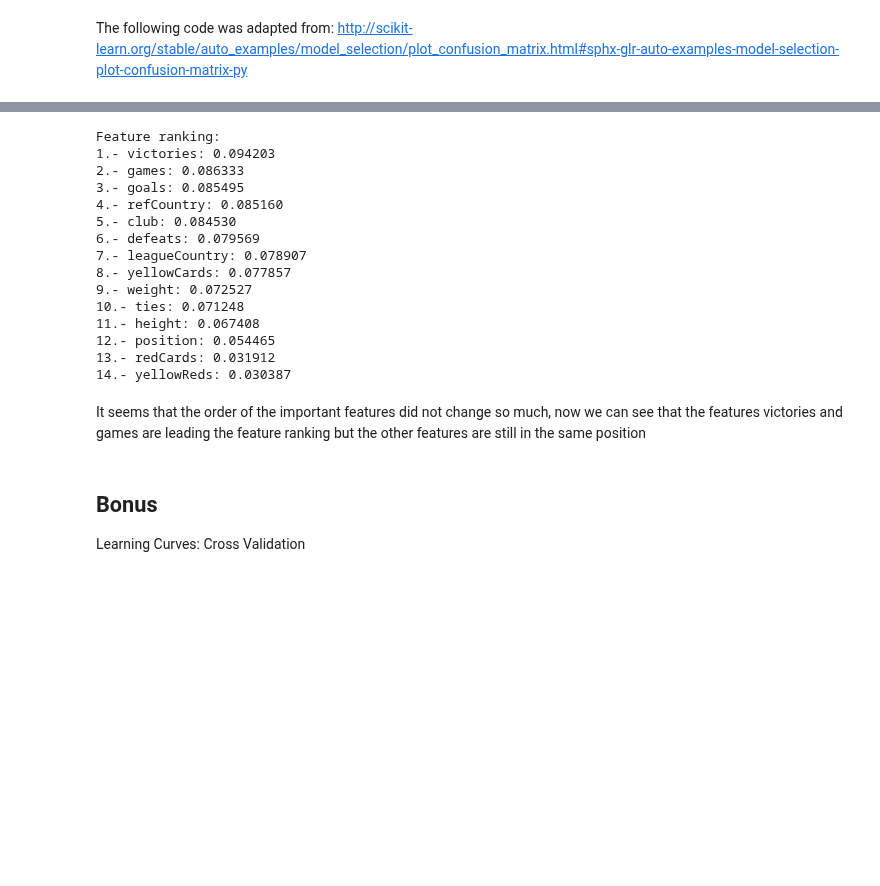
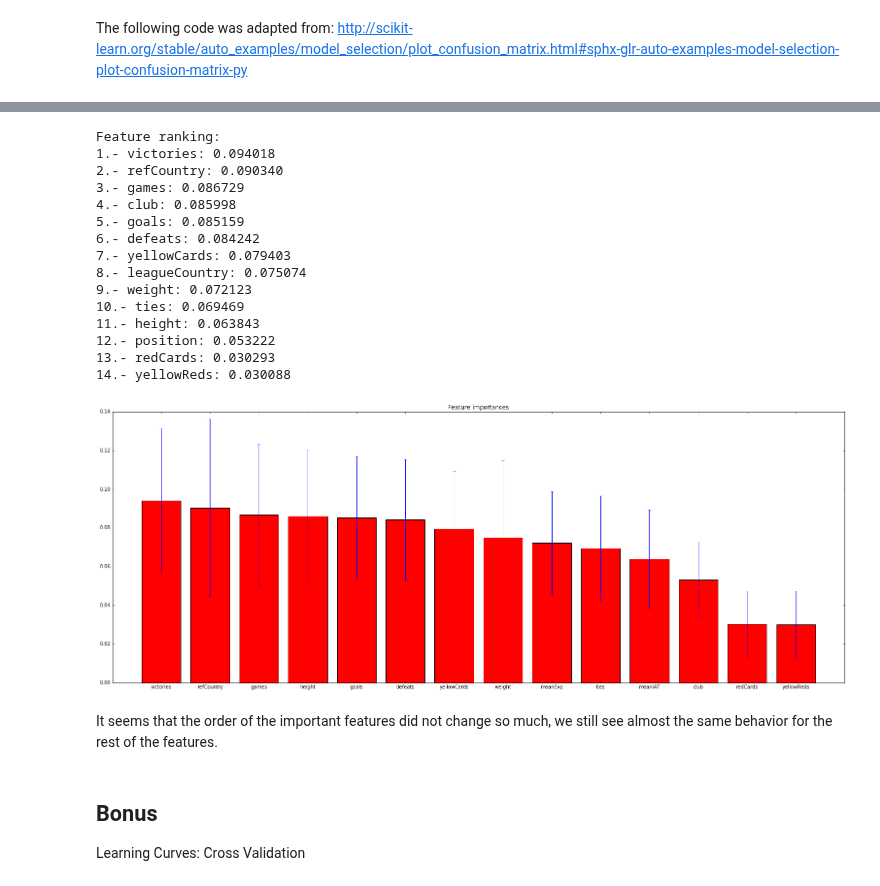
Before and after one commit to kirtanp/ADA-EPFL-2016, a Jupyter notebook: Lab4/soccer_race.ipynb, the cells around one changed output, grey strips where cells are left out. Cells and saved outputs as stored; diff of their text form; code cells hidden in the pictures; blank space fills up the shorter version.

```diff
--- a/Lab4/soccer_race.ipynb
+++ b/Lab4/soccer_race.ipynb
@@ -459,5 +536,5 @@ array([ 0.875     ,  0.825     ,  0.8375    ,  0.85      ,  0.8375    ,
 # %%
-rfc =rfc_no_bias.fit(x_no_bias, y)
+rfc_no_bias =rfc_no_bias.fit(x_no_bias, y)
 importances = rfc_no_bias.feature_importances_
 indices=sorted(range(len(importances)), key=lambda k: importances[k],reverse=True)
 
@@ -466,22 +543,35 @@ for n_index in range(len(indices)):
     print("%d.- %s: %f" % (n_index + 1, x_no_bias_columns[indices[n_index]], importances[indices[n_index]]))
 # %% [output]
 Feature ranking:
-1.- victories: 0.094203
-2.- games: 0.086333
-3.- goals: 0.085495
-4.- refCountry: 0.085160
-5.- club: 0.084530
-6.- defeats: 0.079569
-7.- leagueCountry: 0.078907
-8.- yellowCards: 0.077857
-9.- weight: 0.072527
-10.- ties: 0.071248
-11.- height: 0.067408
-12.- position: 0.054465
-13.- redCards: 0.031912
-14.- yellowReds: 0.030387
+1.- victories: 0.094018
+2.- refCountry: 0.090340
+3.- games: 0.086729
+4.- club: 0.085998
+5.- goals: 0.085159
+6.- defeats: 0.084242
+7.- yellowCards: 0.079403
+8.- leagueCountry: 0.075074
+9.- weight: 0.072123
+10.- ties: 0.069469
+11.- height: 0.063843
+12.- position: 0.053222
+13.- redCards: 0.030293
+14.- yellowReds: 0.030088
+# %%
+#Getting the standard deviaton of the feature importances:
+std_no_bias = np.std([tree.feature_importances_ for tree in rfc_no_bias.estimators_],axis=0)
+
+#Plotting the important features
+plt.figure(figsize=(27, 10))
+plt.title("Feature importances")
+plt.bar(range(len(indices)), importances[indices],yerr=std_no_bias[indices],align="center",color='r')
+plt.xticks(range(len(indices)),(columns_x[i] for i in indices))
+plt.xlim([-1, len(indices)])
+plt.show()
+# %% [output]
+[figure, added]
 # %% [markdown]
-It seems that the order of the important features did not change so much, now we can see that the features victories and games are leading the feature ranking but the other features are still in the same position
+It seems that the order of the important features did not change so much, we still see almost the same behavior for the rest of the features.
 # %% [markdown]
 ## Bonus
 Learning Curves: Cross Validation
```
Also changed, not shown: parts of 35 cells of this notebook.
